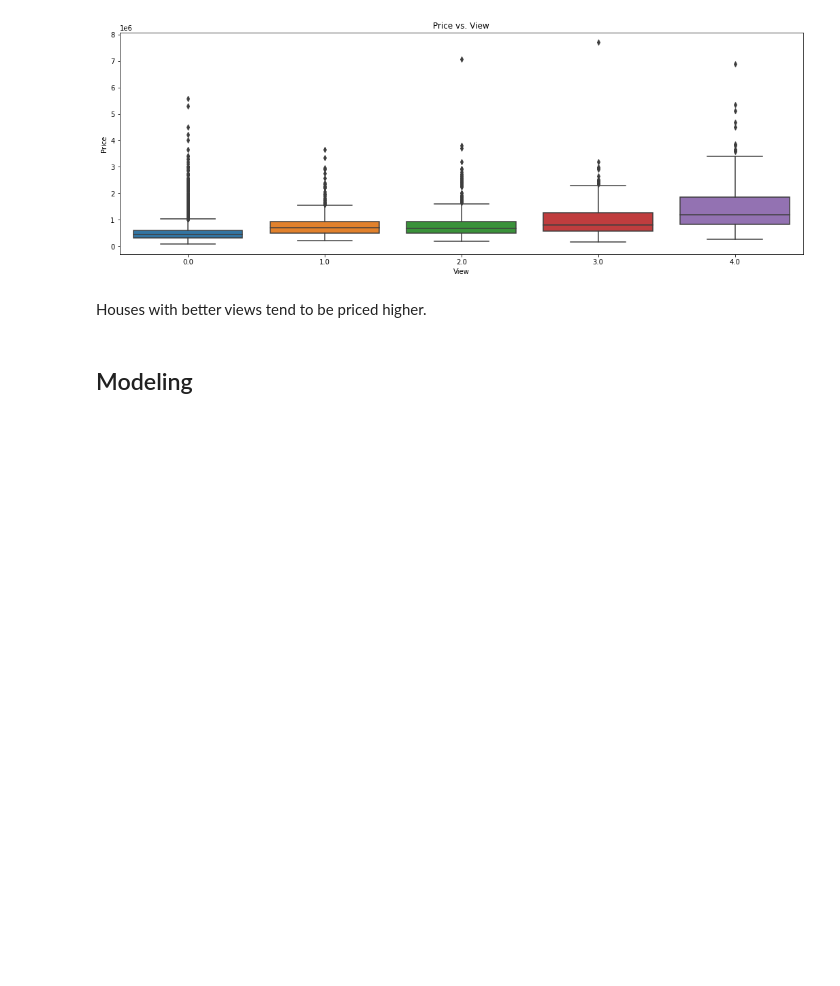
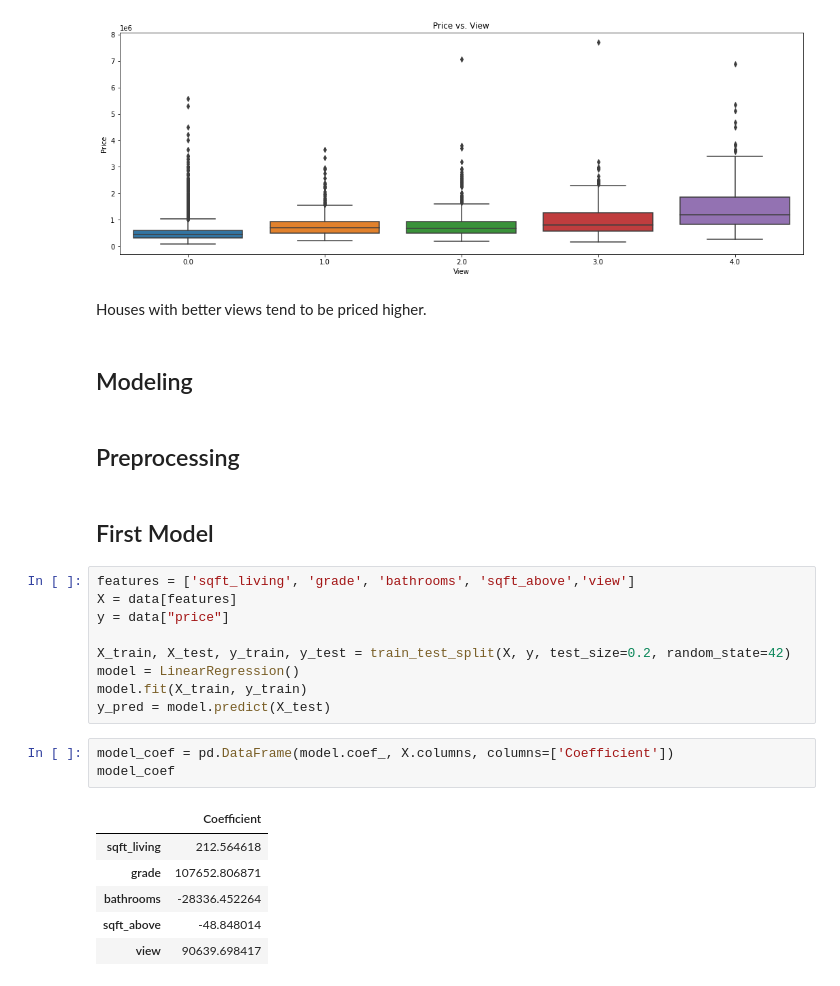
Before and after one commit to wambuiGicheha/Regression_Project, a Jupyter notebook: Data/dave.ipynb, the cells around one changed output. Saved outputs shown, nothing was run; the diff lists cells and outputs as text; blank space fills up the shorter version.

Commit message:
First Model

```diff
--- a/Data/dave.ipynb
+++ b/Data/dave.ipynb
@@ -275,3 +274,26 @@ plt.show()
 Houses with better views tend to be priced higher.
 # %% [markdown]
 ## Modeling
+# %% [markdown]
+## Preprocessing
+# %% [markdown]
+## First Model
+# %%
+features = ['sqft_living', 'grade', 'bathrooms', 'sqft_above','view']
+X = data[features]
+y = data["price"]
+
+X_train, X_test, y_train, y_test = train_test_split(X, y, test_size=0.2, random_state=42)
+model = LinearRegression()
+model.fit(X_train, y_train)
+y_pred = model.predict(X_test)
+# %%
+model_coef = pd.DataFrame(model.coef_, X.columns, columns=['Coefficient'])
+model_coef
+# %% [output]
+|  | Coefficient |
+| sqft_living | 212.564618 |
+| grade | 107652.806871 |
+| bathrooms | -28336.452264 |
+| sqft_above | -48.848014 |
+| view | 90639.698417 |
```
Also changed, not shown: parts of 4 cells of this notebook.
